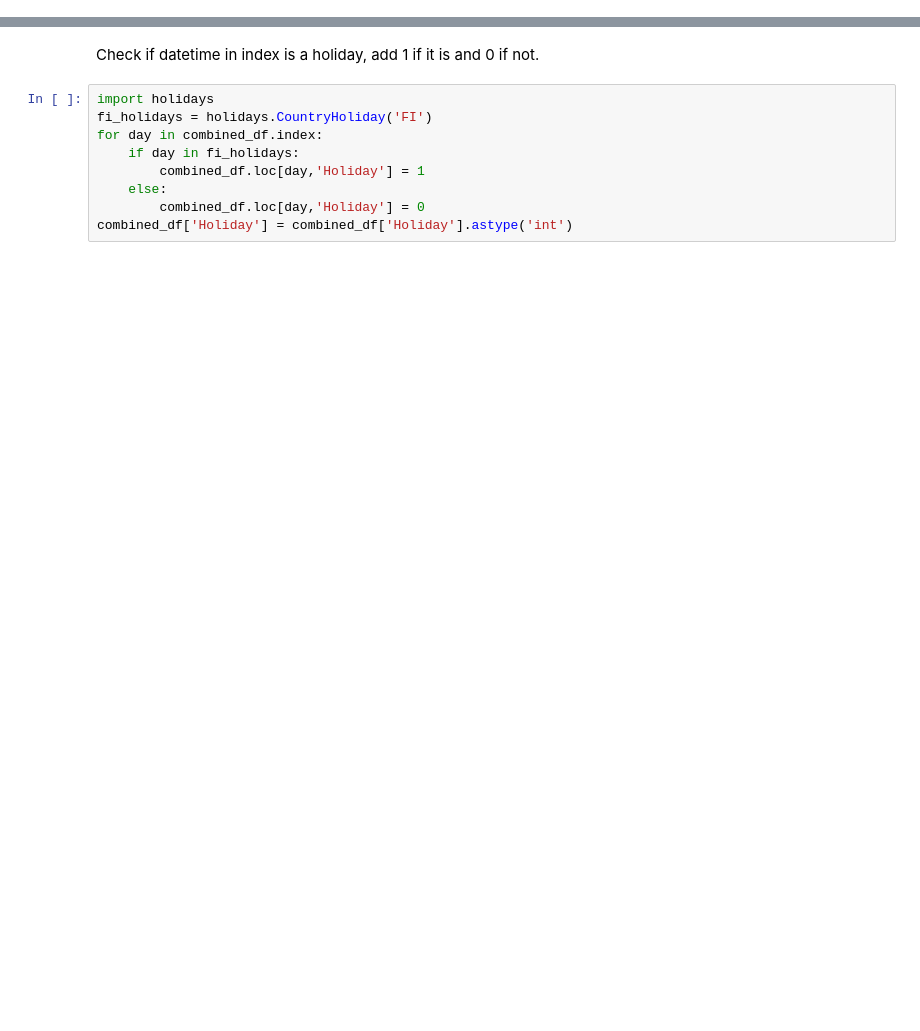
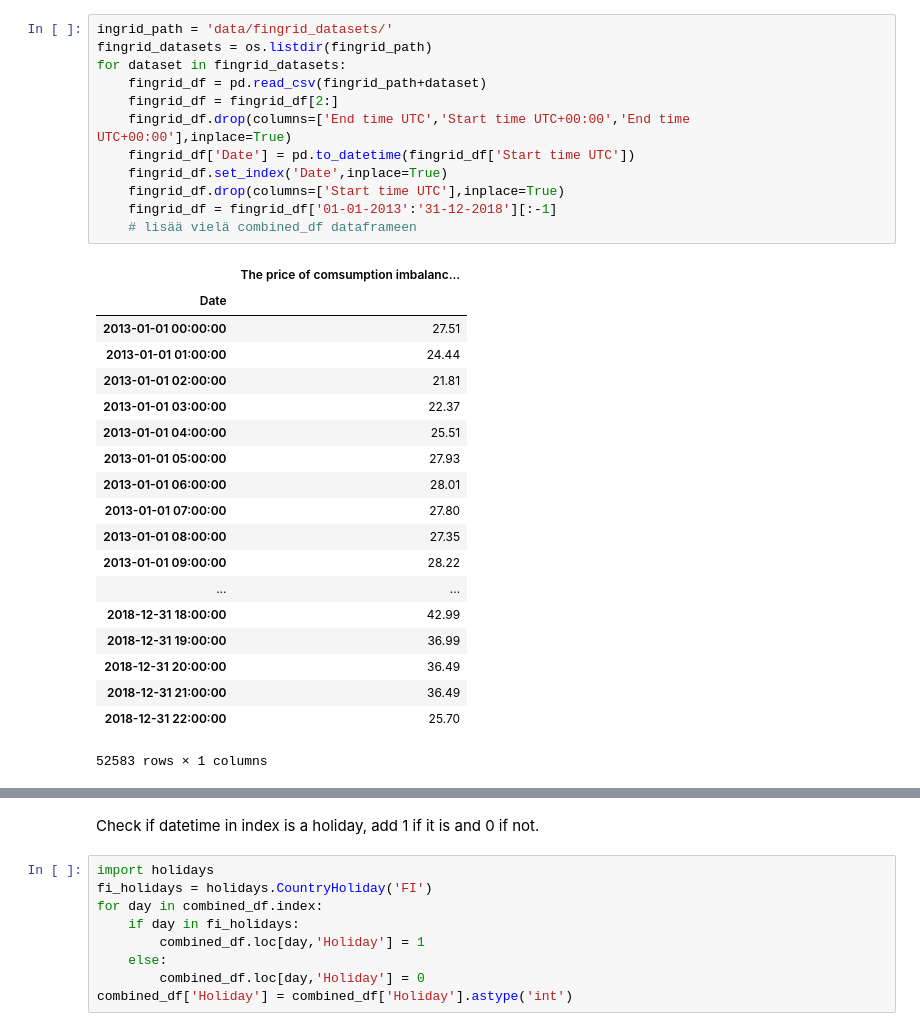
Before and after one commit to Cadax/nordpool-spot-price, a Jupyter notebook: notebooks/Feature_Engineering.ipynb, the cells around one changed output, grey strips where cells are left out. Cells and saved outputs as stored; diff of their text form; blank space fills up the shorter version.

```diff
--- a/notebooks/Feature_Engineering.ipynb
+++ b/notebooks/Feature_Engineering.ipynb
@@ -6,0 +40,32 @@ Get the hour, day and month from Datetime index
+# %%
+ingrid_path = 'data/fingrid_datasets/'
+fingrid_datasets = os.listdir(fingrid_path)
+for dataset in fingrid_datasets:
+    fingrid_df = pd.read_csv(fingrid_path+dataset)
+    fingrid_df = fingrid_df[2:]
+    fingrid_df.drop(columns=['End time UTC','Start time UTC+00:00','End time UTC+00:00'],inplace=True)
+    fingrid_df['Date'] = pd.to_datetime(fingrid_df['Start time UTC'])
+    fingrid_df.set_index('Date',inplace=True)
+    fingrid_df.drop(columns=['Start time UTC'],inplace=True)
+    fingrid_df = fingrid_df['01-01-2013':'31-12-2018'][:-1]
+    # lisää vielä combined_df dataframeen
+# %% [output]
+|  | The price of comsumption imbalanc... |
+| Date |  |
+| 2013-01-01 00:00:00 | 27.51 |
+| 2013-01-01 01:00:00 | 24.44 |
+| 2013-01-01 02:00:00 | 21.81 |
+| 2013-01-01 03:00:00 | 22.37 |
+| 2013-01-01 04:00:00 | 25.51 |
+| 2013-01-01 05:00:00 | 27.93 |
+| 2013-01-01 06:00:00 | 28.01 |
+| 2013-01-01 07:00:00 | 27.80 |
+| 2013-01-01 08:00:00 | 27.35 |
+| 2013-01-01 09:00:00 | 28.22 |
+| ... | ... |
+| 2018-12-31 18:00:00 | 42.99 |
+| 2018-12-31 19:00:00 | 36.99 |
+| 2018-12-31 20:00:00 | 36.49 |
+| 2018-12-31 21:00:00 | 36.49 |
+| 2018-12-31 22:00:00 | 25.70 |
+52583 rows × 1 columns
```
Also changed, not shown: parts of 11 cells of this notebook, 1 other file.
